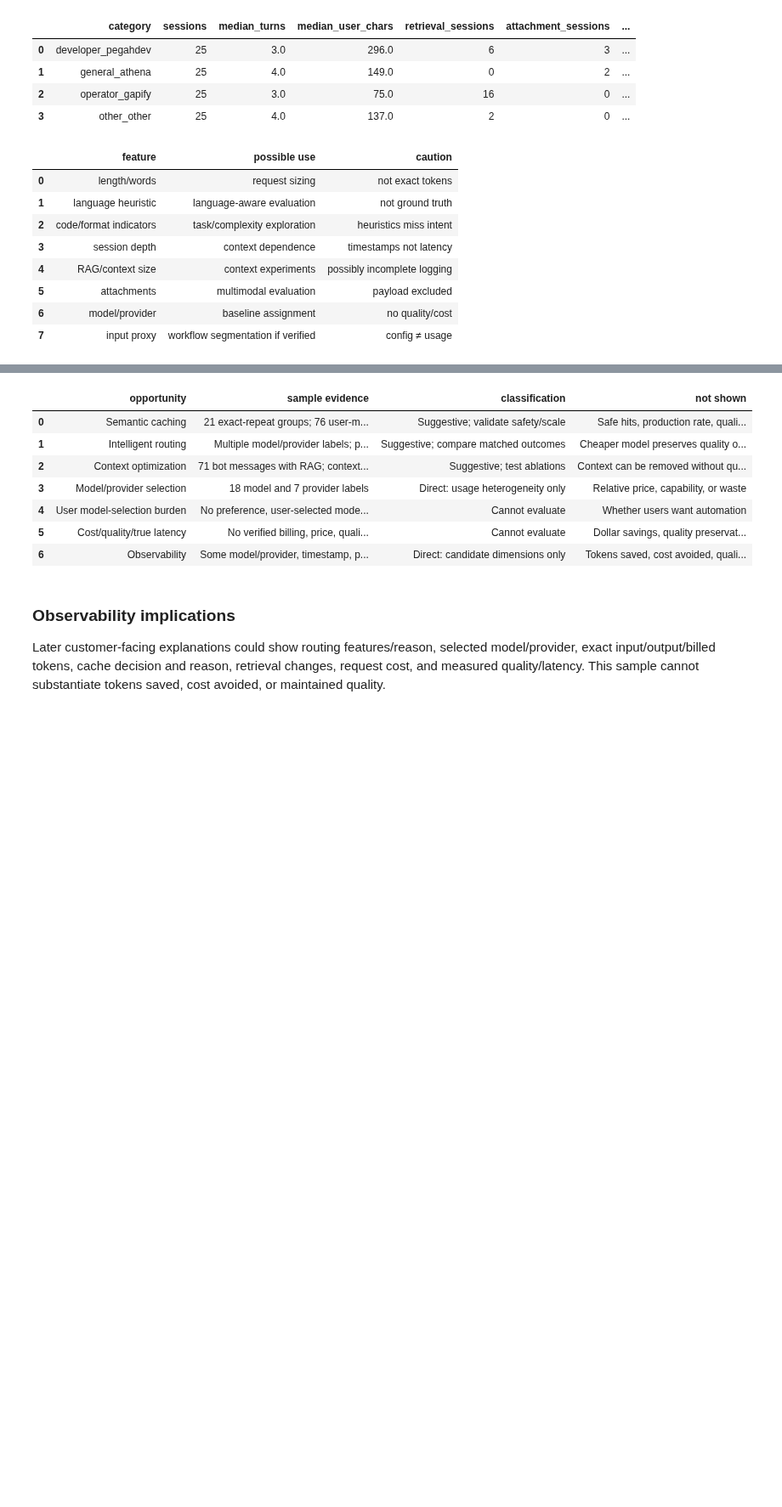
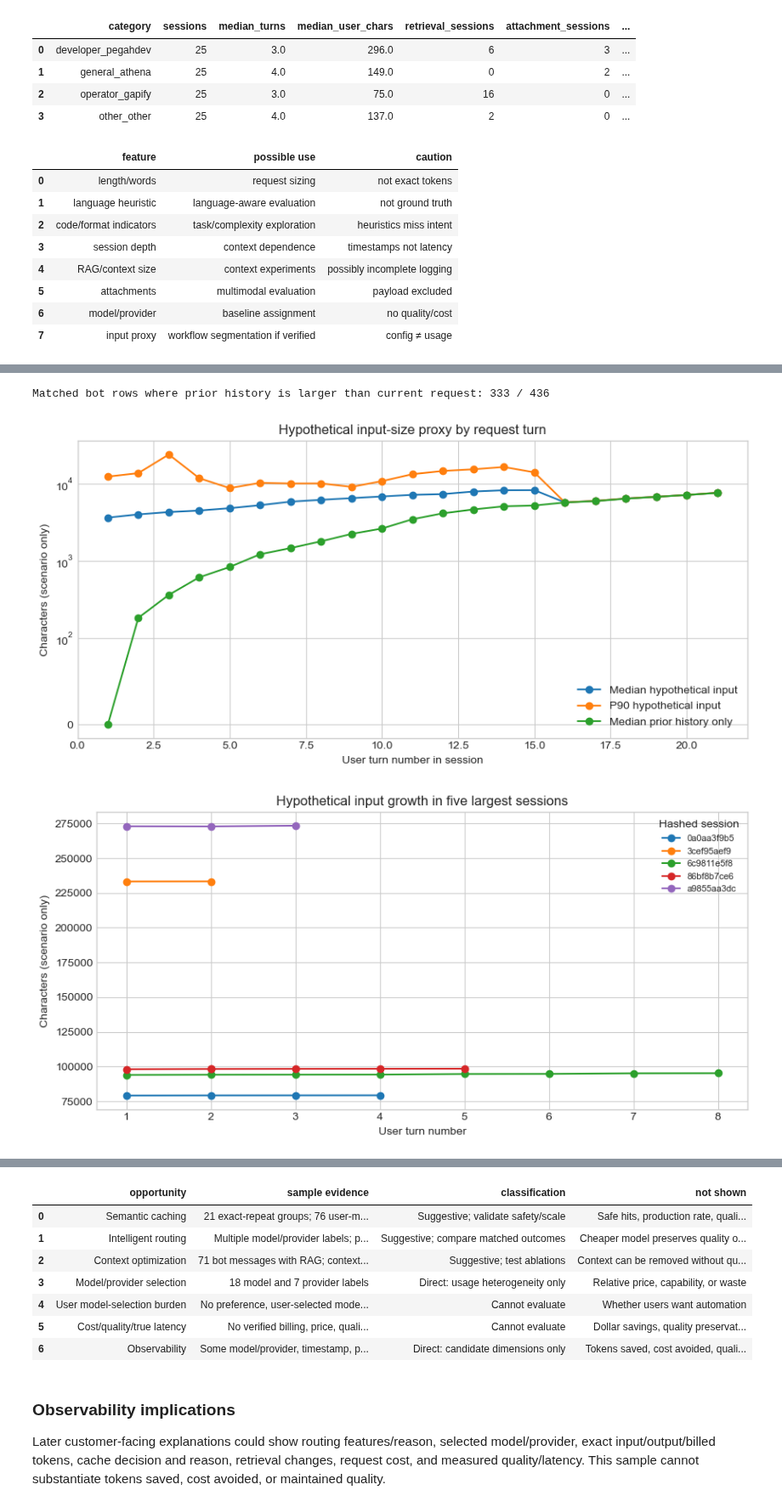
Before and after one commit to mahyamotamedi/metis-auto, a Jupyter notebook: experiments/sample_eda/eda.ipynb, the cells around one changed output, grey strips where cells are left out. Shown at 85% size. Drawn from its saved outputs; the diff is of its cells as text; code cells hidden in the pictures; blank space fills up the shorter version.

Commit message:
add RAG,instruction,bot analysis

```diff
--- a/experiments/sample_eda/eda.ipynb
+++ b/experiments/sample_eda/eda.ipynb
@@ -1167,0 +1270,77 @@ display(
+# %%
+matched_responses = response_level.loc[response_level.request_message_id.notna()].copy()
+history_growth = (
+    matched_responses.groupby("request_turn_number", dropna=False)
+    .agg(
+        response_rows=("message_id", "count"),
+        sessions=("session_id_hash", "nunique"),
+        median_prior_history_chars=("prior_history_chars", "median"),
+        p90_prior_history_chars=("prior_history_chars", percentile_90),
+        median_current_request_chars=("request_char_count", "median"),
+        median_hypothetical_input_chars=("hypothetical_input_chars_proxy", "median"),
+        p90_hypothetical_input_chars=("hypothetical_input_chars_proxy", percentile_90),
+        median_hypothetical_tokens_proxy=("hypothetical_input_tokens_char_div4", "median"),
+    )
+    .reset_index()
+    .sort_values("request_turn_number")
+)
+history_growth.to_csv(TAB / "hypothetical_input_growth_by_turn.csv", index=False)
+component_columns = {
+    "current request": "request_char_count",
+    "prior transcript history": "prior_history_chars",
+    "logged instructions": "instruction_chars",
+    "logged RAG context": "context_chars",
+}
+component_shares = pd.DataFrame([
+    {"component": label, "characters_across_matched_responses": matched_responses[column].sum()}
+    for label, column in component_columns.items()
+])
+component_shares["share_of_scenario_characters"] = component_shares.characters_across_matched_responses / component_shares.characters_across_matched_responses.sum()
+component_shares.to_csv(TAB / "hypothetical_input_component_shares.csv", index=False)
+
+session_growth = (
+    matched_responses.sort_values(["session_id_hash", "request_turn_number", "message_index"])
+    .groupby(["session_id_hash", "category"], as_index=False)
+    .agg(
+        response_rows=("message_id", "count"),
+        max_prior_history_chars=("prior_history_chars", "max"),
+        first_scenario_chars=("hypothetical_input_chars_proxy", "first"),
+        final_scenario_chars=("hypothetical_input_chars_proxy", "last"),
+        max_scenario_chars=("hypothetical_input_chars_proxy", "max"),
+        final_request_chars=("request_char_count", "last"),
+        max_request_turn=("request_turn_number", "max"),
+    )
+)
+session_growth["scenario_growth_chars"] = session_growth.final_scenario_chars - session_growth.first_scenario_chars
+session_growth["final_history_exceeds_final_request"] = session_growth.max_prior_history_chars.gt(session_growth.final_request_chars)
+session_growth.to_csv(TAB / "hypothetical_input_growth_by_session.csv", index=False)
+print("Scenario components (not actual provider input):")
+display(component_shares.round(3))
+print("Turn-wise scenario growth:")
+display(history_growth.round(1))
+print("Sessions with the largest maximum hypothetical input (hashed IDs):")
+display(session_growth.nlargest(10, "max_scenario_chars"))
+print(
+    "Matched bot rows where prior history is larger than current request:",
+    f"{matched_responses.prior_history_chars.gt(matched_responses.request_char_count).sum()} / {len(matched_responses)}",
+)
+fig, ax = plt.subplots(figsize=(9, 4.5))
+ax.plot(history_growth.request_turn_number, history_growth.median_hypothetical_input_chars, marker="o", label="Median hypothetical input")
+ax.plot(history_growth.request_turn_number, history_growth.p90_hypothetical_input_chars, marker="o", label="P90 hypothetical input")
+ax.plot(history_growth.request_turn_number, history_growth.median_prior_history_chars, marker="o", label="Median prior history only")
+ax.set(title="Hypothetical input-size proxy by request turn", xlabel="User turn number in session", ylabel="Characters (scenario only)")
+ax.set_yscale("symlog", linthresh=100)
+ax.legend(); fig.tight_layout(); fig.savefig(FIG / "hypothetical_input_growth.png", dpi=160, bbox_inches="tight"); plt.show()
+
+largest_history_sessions = session_growth.nlargest(5, "max_scenario_chars").session_id_hash.tolist()
+selected_history = matched_responses.loc[matched_responses.session_id_hash.isin(largest_history_sessions)]
+fig, ax = plt.subplots(figsize=(9, 4.5))
+for session_hash, group in selected_history.groupby("session_id_hash"):
+    ordered = group.sort_values("request_turn_number")
+    ax.plot(ordered.request_turn_number, ordered.hypothetical_input_chars_proxy, marker="o", label=session_hash)
+ax.set(title="Hypothetical input growth in five largest sessions", xlabel="User turn number", ylabel="Characters (scenario only)")
+ax.legend(title="Hashed session", fontsize=8); fig.tight_layout(); fig.savefig(FIG / "session_input_growth_examples.png", dpi=160, bbox_inches="tight"); plt.show()
+component_rows = matched_responses[["hypothetical_current_request_char_share", "hypothetical_prior_history_char_share", "hypothetical_instructions_char_share", "hypothetical_logged_rag_context_char_share"]]
+print("Median per-response component shares (matched rows only):")
+display(component_rows.median().rename_axis("component").to_frame("median_share"))
+# %% [output]
@@ -1167,0 +1383,3 @@ display(
+Matched bot rows where prior history is larger than current request: 333 / 436
+[figure, added]
+[figure, added]
```
Also changed, not shown: parts of 26 cells of this notebook, 49 other files.
